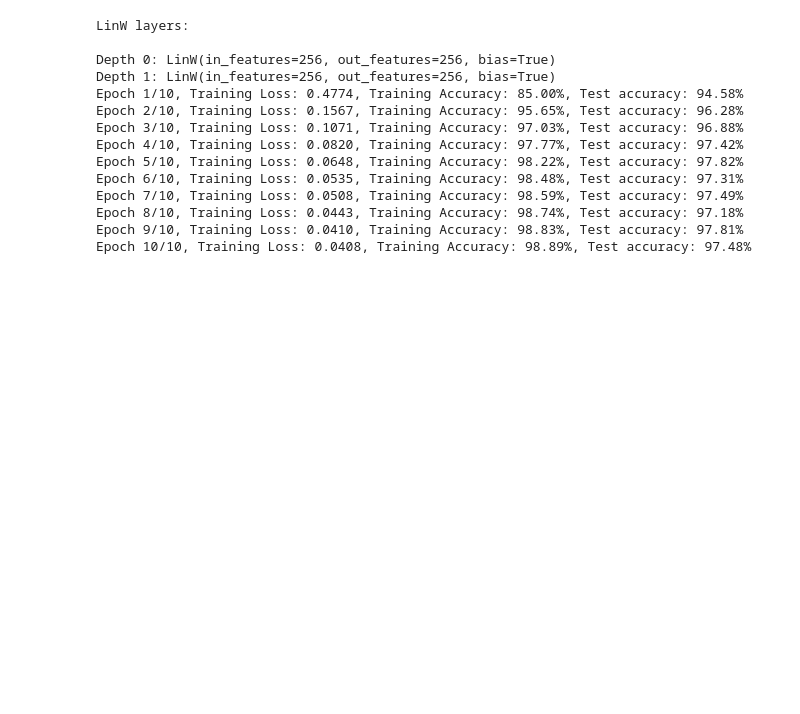
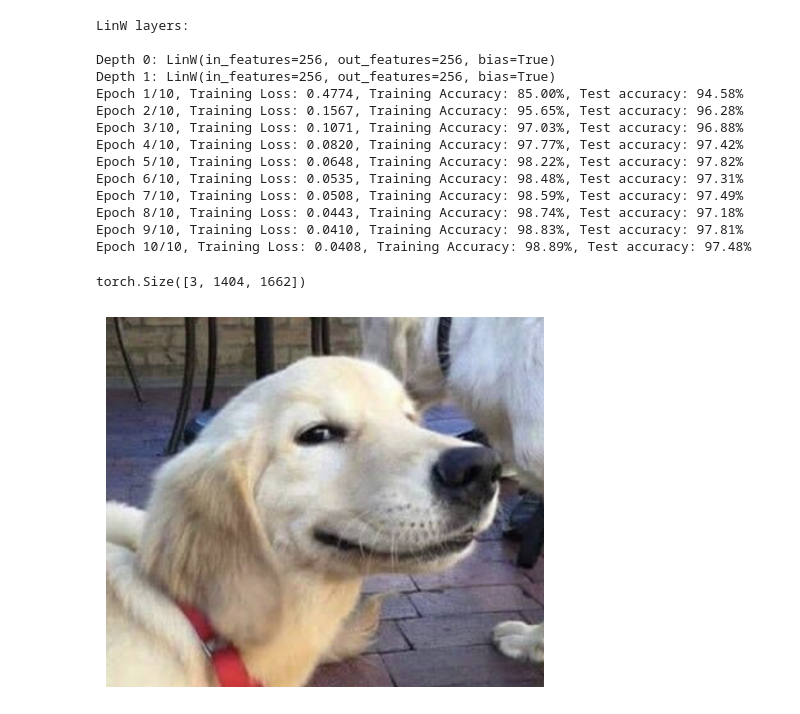
Before and after one commit to r1cc4r2o/D2BL, a Jupyter notebook: pytorch/test.ipynb, the cells around one changed output. Saved outputs shown, nothing was run; the diff lists cells and outputs as text; code cells hidden in the pictures; blank space fills up the shorter version.

```diff
--- a/pytorch/test.ipynb
+++ b/pytorch/test.ipynb
@@ -89,0 +107,17 @@ Epoch 10/10, Training Loss: 0.0408, Training Accuracy: 98.89%, Test accuracy: 97
+# %%
+image = 'img/labrador-smile.png'
+image = plt.imread(image)
+plt.imshow(image[:,:,:3])
+plt.axis('off')
+
+num_heads = 2
+
+print(torch.tensor(image[:,:,:3]).permute(2, 0, 1).shape)
+
+image = torch.tensor(image[:,:,:3]).permute(2, 0, 1)
+
+multihead_attn = nn.MultiheadAttention(image.shape[2], num_heads, batch_first=False)
+attn_output, attn_output_weights = multihead_attn(image, image, image)
+# %% [output]
+torch.Size([3, 1404, 1662])
+[figure, added]
```
Also changed, not shown: parts of 4 cells of this notebook, 14 other files.
